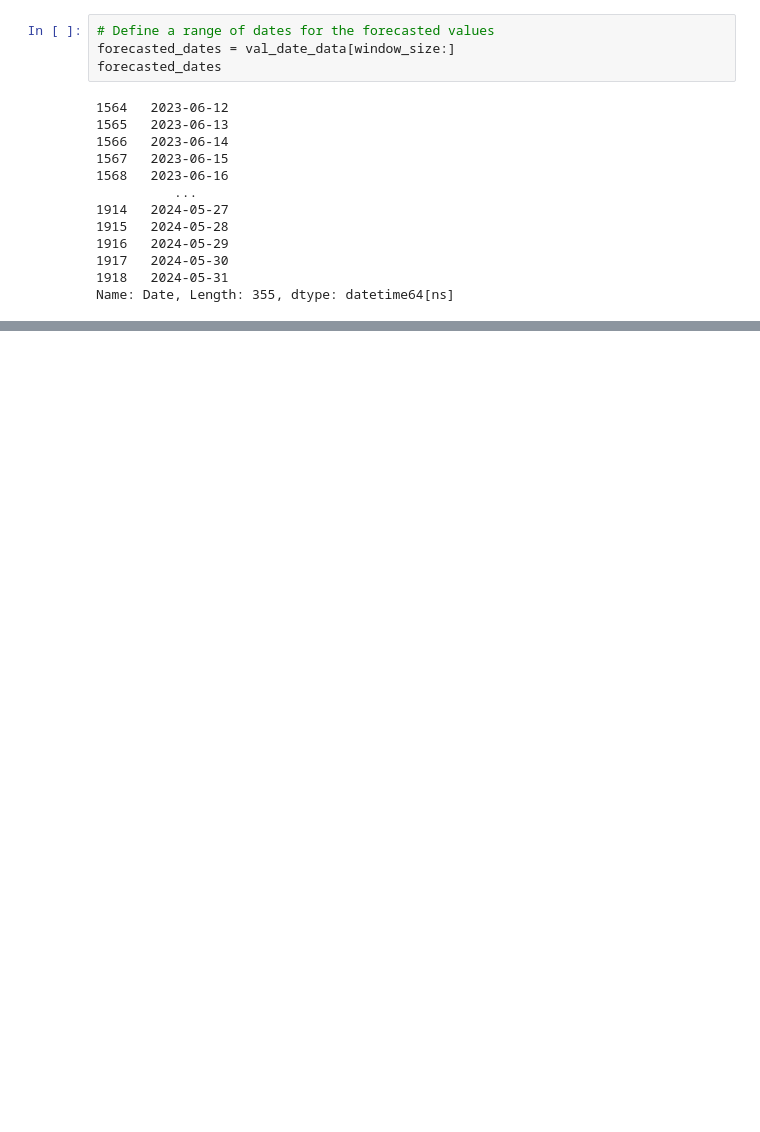
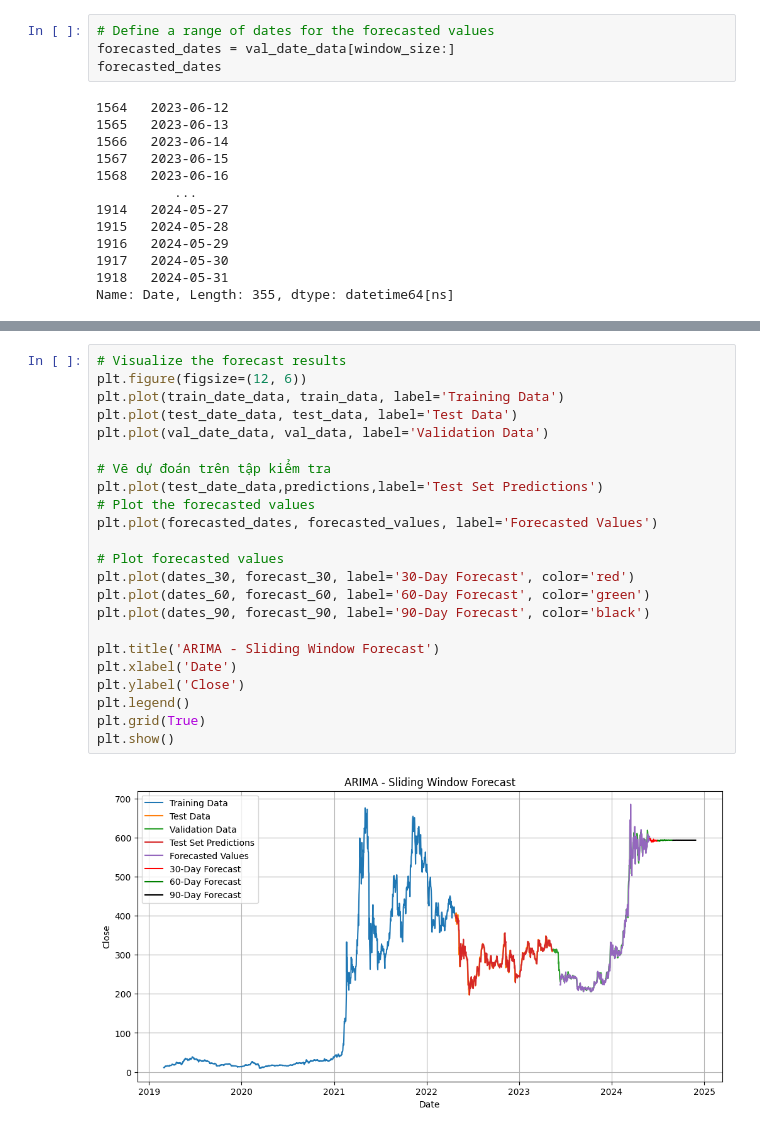
Before and after one commit to nonggfiii/IS403.O21.HTCL-Team-12, a Jupyter notebook: BNB/Arima/622/ARIMA_622.ipynb, the cells around one changed output, grey strips where cells are left out. Cells and saved outputs as stored; diff of their text form; blank space fills up the shorter version.

```diff
--- a/BNB/Arima/622/ARIMA_622.ipynb
+++ b/BNB/Arima/622/ARIMA_622.ipynb
@@ -241,0 +313,25 @@ MAPE: 7.355319412162944
+# %%
+# Visualize the forecast results
+plt.figure(figsize=(12, 6))
+plt.plot(train_date_data, train_data, label='Training Data')
+plt.plot(test_date_data, test_data, label='Test Data')
+plt.plot(val_date_data, val_data, label='Validation Data')
+
+# Vẽ dự đoán trên tập kiểm tra
+plt.plot(test_date_data,predictions,label='Test Set Predictions')
+# Plot the forecasted values
+plt.plot(forecasted_dates, forecasted_values, label='Forecasted Values')
+
+# Plot forecasted values
+plt.plot(dates_30, forecast_30, label='30-Day Forecast', color='red')
+plt.plot(dates_60, forecast_60, label='60-Day Forecast', color='green')
+plt.plot(dates_90, forecast_90, label='90-Day Forecast', color='black')
+
+plt.title('ARIMA - Sliding Window Forecast')
+plt.xlabel('Date')
+plt.ylabel('Close')
+plt.legend()
+plt.grid(True)
+plt.show()
+# %% [output]
+[figure, added]
```
Also changed, not shown: parts of 22 cells of this notebook, 1 other file.
